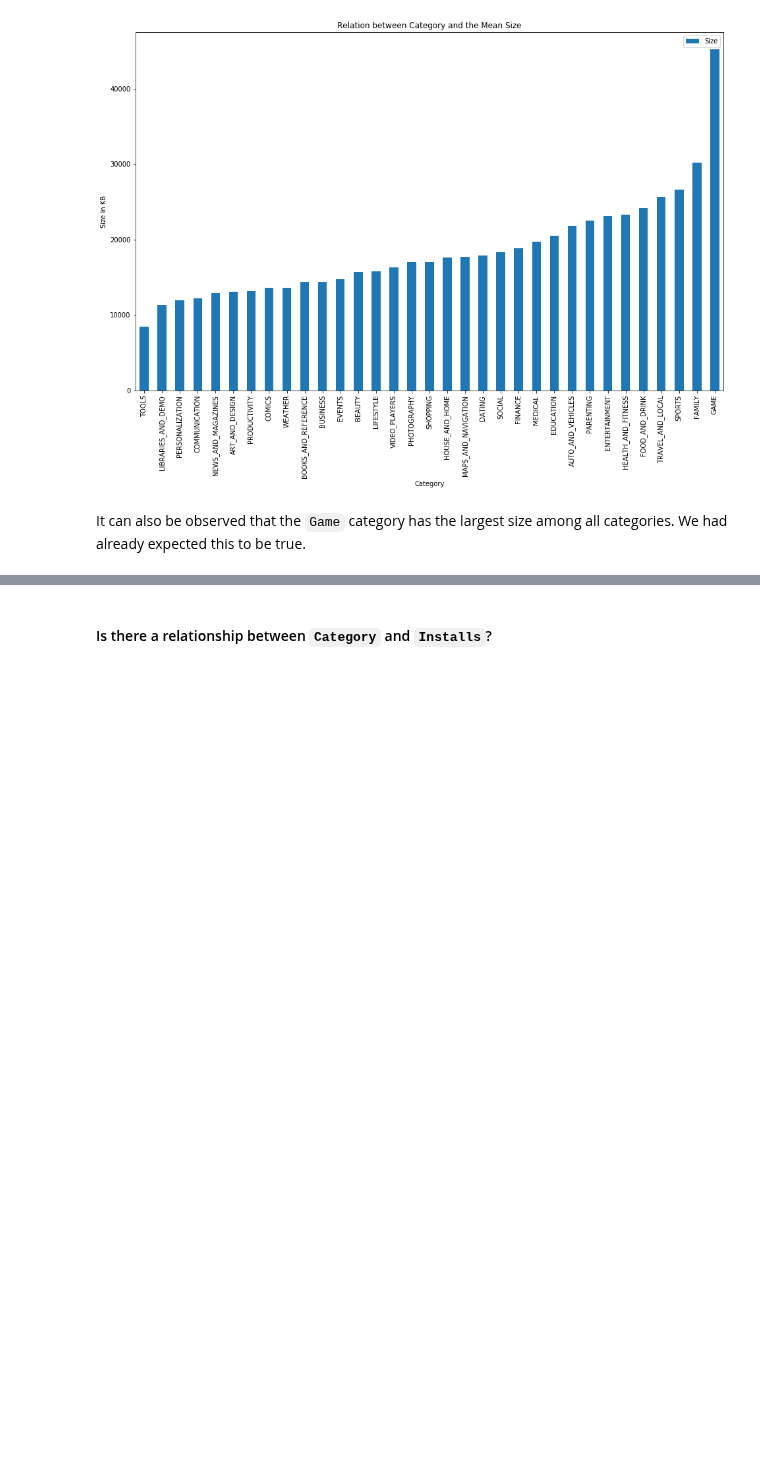
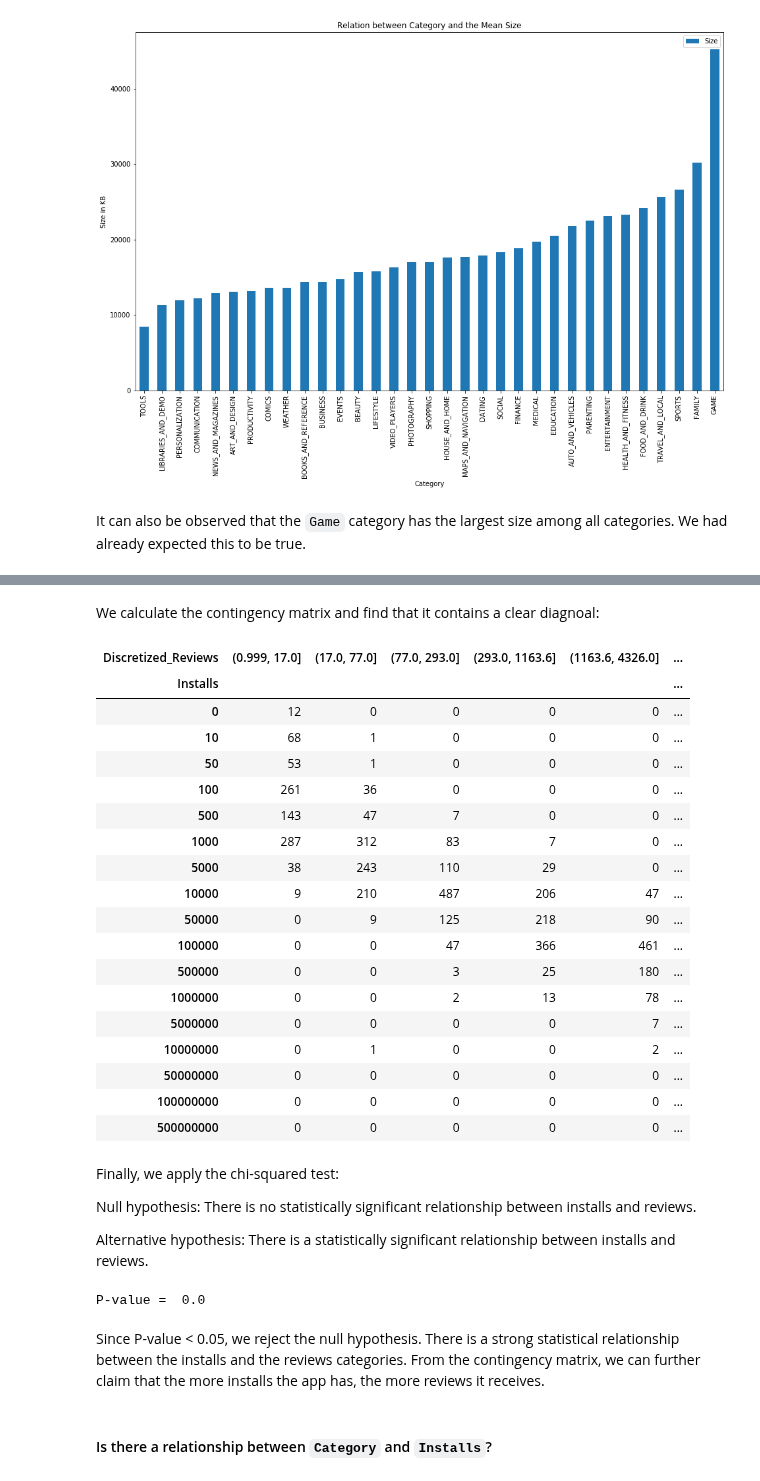
Before and after one commit to Logician724/play-store-analysis, a Jupyter notebook: notebook.ipynb, the cells around one changed output, grey strips where cells are left out. Cells and saved outputs as stored; diff of their text form; code cells hidden in the pictures; blank space fills up the shorter version.

Commit message:
installs-reviews relation

```diff
--- a/notebook.ipynb
+++ b/notebook.ipynb
@@ -750,0 +765,6 @@ It can also be observed that the `Game` category has the largest size among all
+# %%
+installs_reviews_df = apps_df[['Installs', 'Reviews']].copy()
+
+n = 10
+installs_reviews_df['Discretized_Reviews'] = pd.qcut(installs_reviews_df['Reviews'], n)
+installs_reviews_df.head()
@@ -751,3 +778,40 @@ It can also be observed that the `Game` category has the largest size among all
+# %% [markdown]
+We calculate the contingency matrix and find that it contains a clear diagnoal:
+# %%
+contingency_table = pd.crosstab(installs_reviews_df['Installs'], installs_reviews_df['Discretized_Reviews'].astype('object'))
+contingency_table
+# %% [output]
+| Discretized_Reviews | (0.999, 17.0] | (17.0, 77.0] | (77.0, 293.0] | (293.0, 1163.6] | (1163.6, 4326.0] | ... |
+| Installs |  |  |  |  |  | ... |
+| 0 | 12 | 0 | 0 | 0 | 0 | ... |
+| 10 | 68 | 1 | 0 | 0 | 0 | ... |
+| 50 | 53 | 1 | 0 | 0 | 0 | ... |
+| 100 | 261 | 36 | 0 | 0 | 0 | ... |
+| 500 | 143 | 47 | 7 | 0 | 0 | ... |
+| 1000 | 287 | 312 | 83 | 7 | 0 | ... |
+| 5000 | 38 | 243 | 110 | 29 | 0 | ... |
+| 10000 | 9 | 210 | 487 | 206 | 47 | ... |
+| 50000 | 0 | 9 | 125 | 218 | 90 | ... |
+| 100000 | 0 | 0 | 47 | 366 | 461 | ... |
+| 500000 | 0 | 0 | 3 | 25 | 180 | ... |
+| 1000000 | 0 | 0 | 2 | 13 | 78 | ... |
+| 5000000 | 0 | 0 | 0 | 0 | 7 | ... |
+| 10000000 | 0 | 1 | 0 | 0 | 2 | ... |
+| 50000000 | 0 | 0 | 0 | 0 | 0 | ... |
+| 100000000 | 0 | 0 | 0 | 0 | 0 | ... |
+| 500000000 | 0 | 0 | 0 | 0 | 0 | ... |
+# %% [markdown]
+Finally, we apply the chi-squared test:
+
+Null hypothesis: There is no statistically significant relationship between installs and reviews.
+
+Alternative hypothesis: There is a statistically significant relationship between installs and reviews.
+# %%
+print('P-value = ', chi2_contingency(contingency_table)[1])
+# %% [output]
+P-value =  0.0
+# %% [markdown]
+Since P-value < 0.05, we reject the null hypothesis. There is a strong statistical relationship between the installs and the reviews categories. From the contingency matrix, we can further claim that the more installs the app has, the more reviews it receives.
 # %% [markdown]
 #### Is there a relationship between `Category` and `Installs`?
 # %% [markdown]
```
Also changed, not shown: parts of 6 cells of this notebook.
